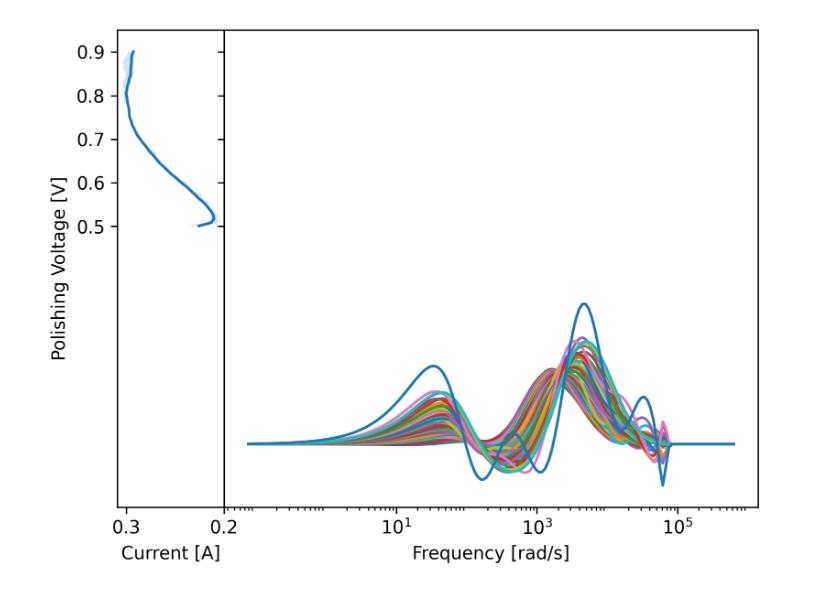
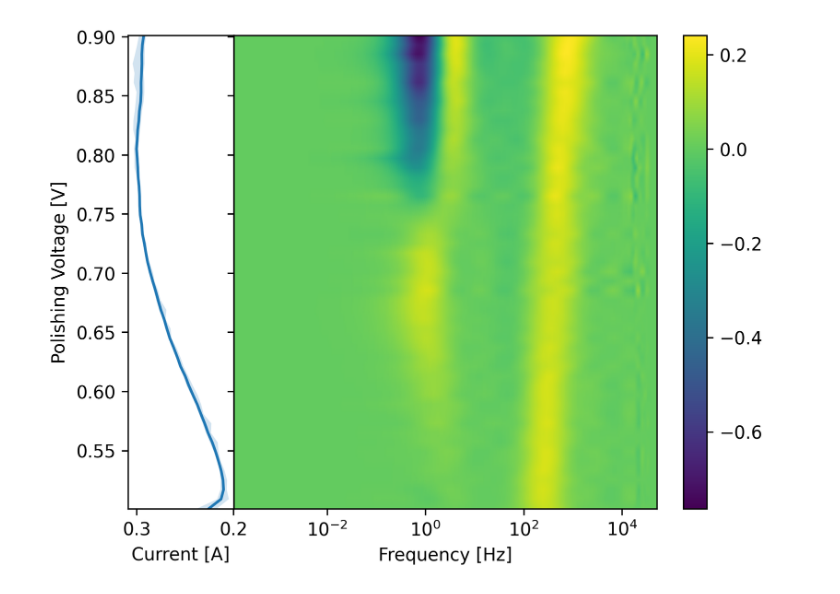
Before and after one commit to EricViklund/nbeis, a Jupyter notebook: DRT-Compute-3.ipynb, the cells around one changed output. Cells and saved outputs as stored; diff of their text form; code cells hidden in the pictures.

```diff
--- a/DRT-Compute-3.ipynb
+++ b/DRT-Compute-3.ipynb
@@ -361,0 +411,22 @@ Elapsed time: 0.23 seconds
+# %%
+ax = plt.figure(figsize=(20,20)).add_subplot(projection='3d')
+
+ax.set_xlim(0.6,1.2)
+ax.set_zlim(-0.2,0.3)
+
+for i, key in reversed(list(enumerate(output.keys()))):
+    cycle_output = output[key]
+
+
+    Z_exp_re = cycle_output['ReZ']
+    Z_exp_im = cycle_output['ImZ']
+    Z_sim_re = np.matmul(cycle_output['A_re'],cycle_output['x'])+cycle_output['R']
+    Z_sim_im = np.matmul(cycle_output['A_im'],cycle_output['x'])+np.exp(cycle_output['f_m'])*cycle_output['L']-np.exp(-cycle_output['f_m'])*cycle_output['C']
+
+
+    ax.scatter(Z_exp_re,Electrode_Potential[i].repeat(Z_exp_re.shape[0]),Z_exp_im)
+    ax.plot(Z_sim_re,Electrode_Potential[i].repeat(Z_sim_re.shape[0]),Z_sim_im)
+
+
+
+plt.show()
@@ -367,46 +479,47 @@ Elapsed time: 0.23 seconds
 #Params
 plot_freq_min = np.min(Freq)/1000
 plot_freq_max = np.max(Freq)*10
-plot_points_per_decade = 10
+plot_points_per_decade = 12
 
 
 #Convert to log
 log_plot_freq_min = np.log(plot_freq_min)
 log_plot_freq_max = np.log(plot_freq_max)
 plot_points = int(plot_points_per_decade*(log_plot_freq_max-log_plot_freq_min))
 
 #Generate plotting frequencies
 log_plot_freq = np.linspace(log_plot_freq_min,log_plot_freq_max,plot_points)
 
 plot_freq = np.exp(log_plot_freq)
 
 
 gamma = np.sum(x[None,:,:]*Gaussian_Func(log_plot_freq[:,None,None]-log_f_n[None,:,None],gaussian_width),axis=1)
 
 fig, (ax1, ax2) = plt.subplots(ncols=2,dpi=300,sharey=True,gridspec_kw={'width_ratios': [1, 5]})
 
-X,Y = np.meshgrid(plot_freq,Electrode_Potential,indexing='ij')
+X,Y = np.meshgrid(plot_freq/(2*np.pi),Electrode_Potential,indexing='ij')
 
-#mesh = ax2.pcolormesh(X,Y,gamma,shading='auto', cmap='viridis')
-#mesh.set_norm(SymLogNorm(linthresh=1e0,vmin=0,vmax=100))
-#cbar = fig.colorbar(mesh)
-for i in range(gamma.shape[1]):
-    ax2.plot(plot_freq,gamma[:,i])
+mesh = ax2.pcolormesh(X,Y,gamma,shading='gouraud', cmap='viridis')
+cbar = fig.colorbar(mesh)
+#for i in range(gamma.shape[1]):
+#    ax2.plot(plot_freq,gamma[:,i])
 
 ax2.set_xscale('log')
-ax2.set_xlabel('Frequency [rad/s]')
-ax2.set_xticks([1e1,1e3,1e5])
+ax2.set_xlabel('Frequency [Hz]')
+#ax2.set_xticks([1e1,1e3,1e5])
 
 
 ax1.plot(Current/1000,Electrode_Potential)
 ax1.fill_betweenx(Electrode_Potential, Current_min/1000, Current_max/1000, alpha = 0.2)
 ax1.set_ylabel('Polishing Voltage [V]')
 ax1.set_xlabel('Current [A]')
 ax1.invert_xaxis()
 # ax1.set_xticks([0.1,0.2])
-ax1.set_yticks(np.arange(0.5,1.0,0.1))
+#ax1.set_yticks(np.arange(0.5,1.0,0.1))
 # ax1.set_xlim(0.2,0)
 
 fig.subplots_adjust(wspace = 0)
+
+plt.savefig('figures/gamma.png')
 # %% [output]
-[figure, old version]
+[figure, new version]
```
Also changed, not shown: parts of 9 cells of this notebook, 6 other files.
